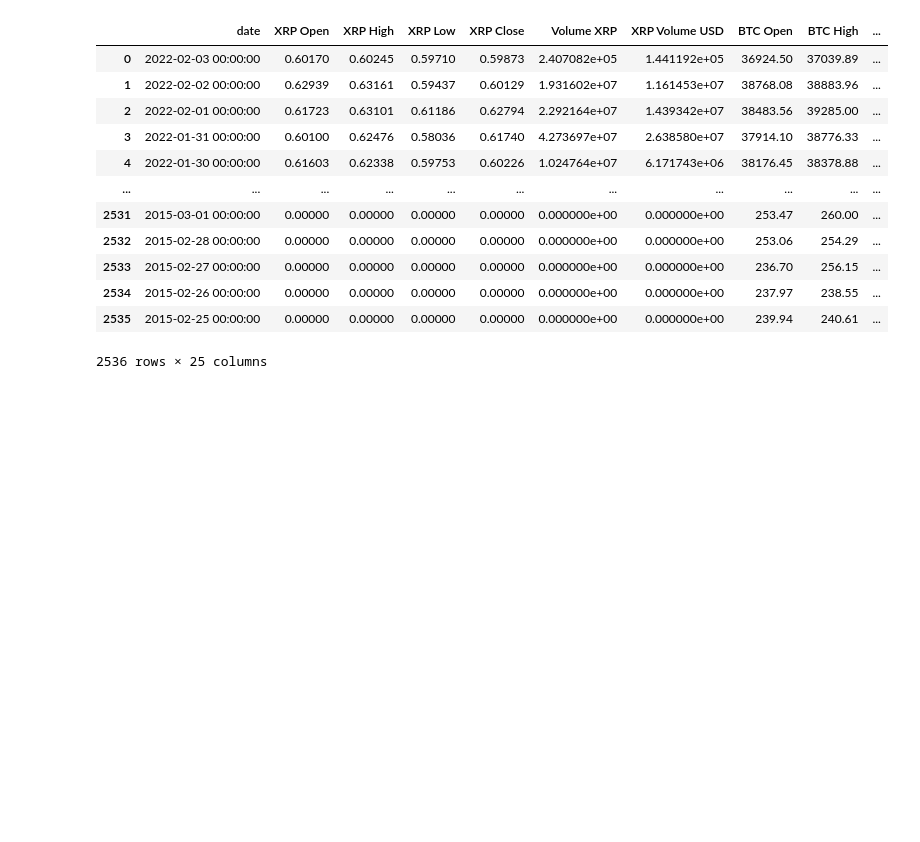
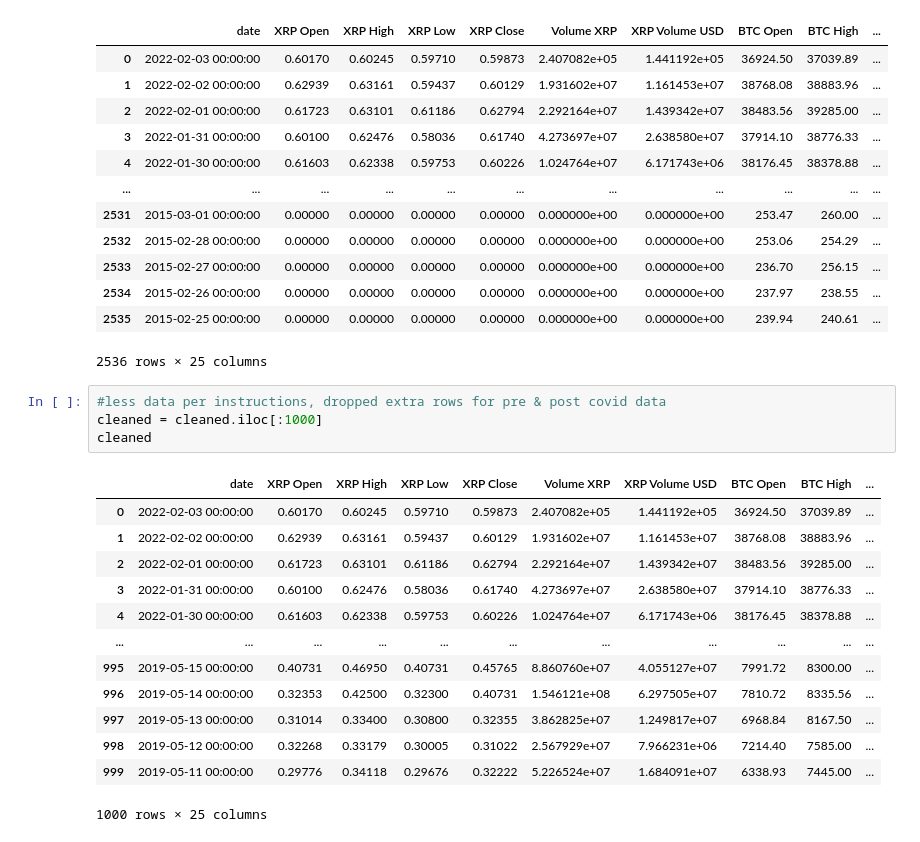
Before and after one commit to reiderwin/mustache-list-sequence, a Jupyter notebook: crypto.ipynb, the cells around one changed output. Cells and saved outputs as stored; diff of their text form; blank space fills up the shorter version.

Commit message:
less data

```diff
--- a/crypto.ipynb
+++ b/crypto.ipynb
@@ -191,3 +191,21 @@ cleaned
 | 2534 | 2015-02-26 00:00:00 | 0.00000 | 0.00000 | 0.00000 | 0.00000 | 0.000000e+00 | 0.000000e+00 | 237.97 | 238.55 | ... |
 | 2535 | 2015-02-25 00:00:00 | 0.00000 | 0.00000 | 0.00000 | 0.00000 | 0.000000e+00 | 0.000000e+00 | 239.94 | 240.61 | ... |
 2536 rows × 25 columns
+# %%
+#less data per instructions, dropped extra rows for pre & post covid data
+cleaned = cleaned.iloc[:1000]
+cleaned
+# %% [output]
+|  | date | XRP Open | XRP High | XRP Low | XRP Close | Volume XRP | XRP Volume USD | BTC Open | BTC High | ... |
+| 0 | 2022-02-03 00:00:00 | 0.60170 | 0.60245 | 0.59710 | 0.59873 | 2.407082e+05 | 1.441192e+05 | 36924.50 | 37039.89 | ... |
+| 1 | 2022-02-02 00:00:00 | 0.62939 | 0.63161 | 0.59437 | 0.60129 | 1.931602e+07 | 1.161453e+07 | 38768.08 | 38883.96 | ... |
+| 2 | 2022-02-01 00:00:00 | 0.61723 | 0.63101 | 0.61186 | 0.62794 | 2.292164e+07 | 1.439342e+07 | 38483.56 | 39285.00 | ... |
+| 3 | 2022-01-31 00:00:00 | 0.60100 | 0.62476 | 0.58036 | 0.61740 | 4.273697e+07 | 2.638580e+07 | 37914.10 | 38776.33 | ... |
+| 4 | 2022-01-30 00:00:00 | 0.61603 | 0.62338 | 0.59753 | 0.60226 | 1.024764e+07 | 6.171743e+06 | 38176.45 | 38378.88 | ... |
+| ... | ... | ... | ... | ... | ... | ... | ... | ... | ... | ... |
+| 995 | 2019-05-15 00:00:00 | 0.40731 | 0.46950 | 0.40731 | 0.45765 | 8.860760e+07 | 4.055127e+07 | 7991.72 | 8300.00 | ... |
+| 996 | 2019-05-14 00:00:00 | 0.32353 | 0.42500 | 0.32300 | 0.40731 | 1.546121e+08 | 6.297505e+07 | 7810.72 | 8335.56 | ... |
+| 997 | 2019-05-13 00:00:00 | 0.31014 | 0.33400 | 0.30800 | 0.32355 | 3.862825e+07 | 1.249817e+07 | 6968.84 | 8167.50 | ... |
+| 998 | 2019-05-12 00:00:00 | 0.32268 | 0.33179 | 0.30005 | 0.31022 | 2.567929e+07 | 7.966231e+06 | 7214.40 | 7585.00 | ... |
+| 999 | 2019-05-11 00:00:00 | 0.29776 | 0.34118 | 0.29676 | 0.32222 | 5.226524e+07 | 1.684091e+07 | 6338.93 | 7445.00 | ... |
+1000 rows × 25 columns
```
